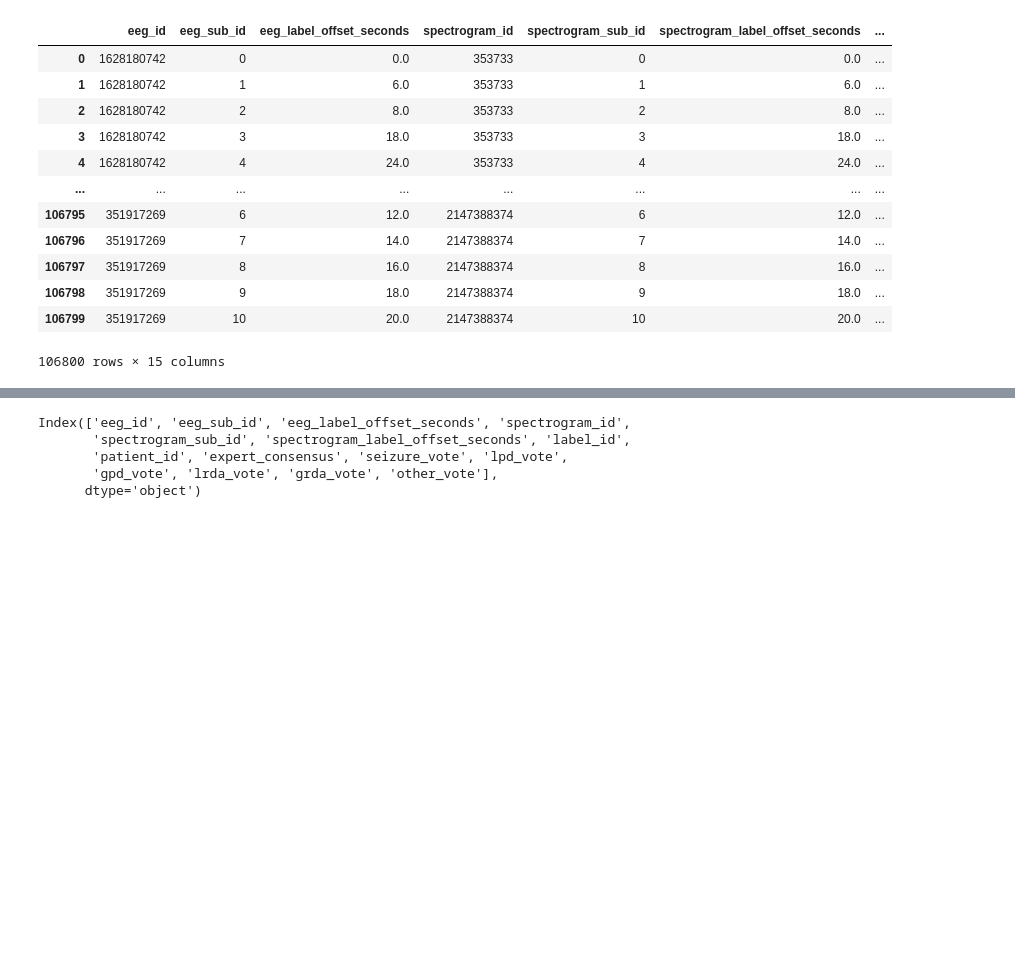
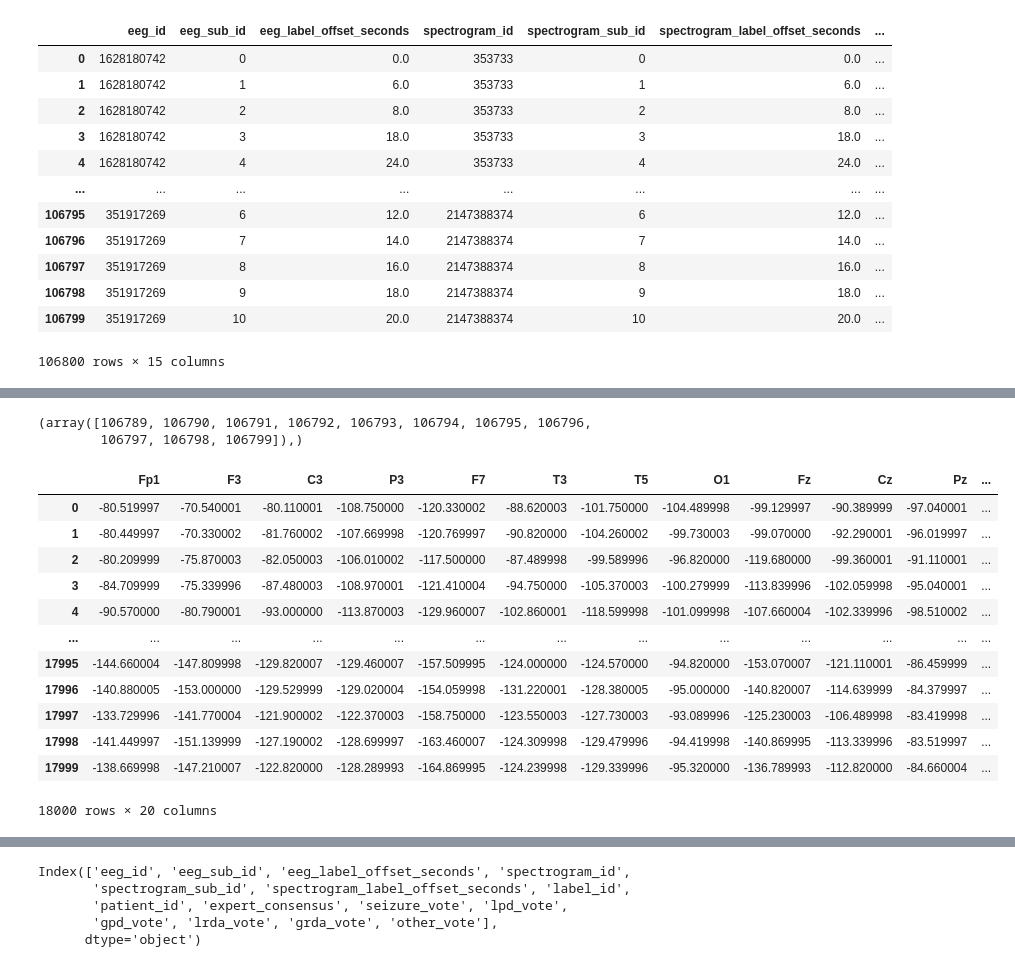
Before and after one commit to ClaytonWhitteberry/DATA4380, a Jupyter notebook: projects/Tabular/Data Cleaning Tabular Dataset.ipynb, the cells around one changed output, grey strips where cells are left out. Saved outputs shown, nothing was run; the diff lists cells and outputs as text; code cells hidden in the pictures; blank space fills up the shorter version.

```diff
--- a/projects/Tabular/Data Cleaning Tabular Dataset.ipynb
+++ b/projects/Tabular/Data Cleaning Tabular Dataset.ipynb
@@ -22,0 +64,7 @@ training
+# %%
+np.where(training.eeg_id == 351917269)
+# %% [output]
+(array([106789, 106790, 106791, 106792, 106793, 106794, 106795, 106796,
+        106797, 106798, 106799]),)
+# %%
+train_eeg1 = pd.read_parquet('train_eegs/1628180742.parquet', engine = 'pyarrow')
@@ -22,0 +73,16 @@ training
+# %%
+train_eeg1
+# %% [output]
+|  | Fp1 | F3 | C3 | P3 | F7 | T3 | T5 | O1 | Fz | Cz | Pz | ... |
+| 0 | -80.519997 | -70.540001 | -80.110001 | -108.750000 | -120.330002 | -88.620003 | -101.750000 | -104.489998 | -99.129997 | -90.389999 | -97.040001 | ... |
+| 1 | -80.449997 | -70.330002 | -81.760002 | -107.669998 | -120.769997 | -90.820000 | -104.260002 | -99.730003 | -99.070000 | -92.290001 | -96.019997 | ... |
+| 2 | -80.209999 | -75.870003 | -82.050003 | -106.010002 | -117.500000 | -87.489998 | -99.589996 | -96.820000 | -119.680000 | -99.360001 | -91.110001 | ... |
+| 3 | -84.709999 | -75.339996 | -87.480003 | -108.970001 | -121.410004 | -94.750000 | -105.370003 | -100.279999 | -113.839996 | -102.059998 | -95.040001 | ... |
+| 4 | -90.570000 | -80.790001 | -93.000000 | -113.870003 | -129.960007 | -102.860001 | -118.599998 | -101.099998 | -107.660004 | -102.339996 | -98.510002 | ... |
+| ... | ... | ... | ... | ... | ... | ... | ... | ... | ... | ... | ... | ... |
+| 17995 | -144.660004 | -147.809998 | -129.820007 | -129.460007 | -157.509995 | -124.000000 | -124.570000 | -94.820000 | -153.070007 | -121.110001 | -86.459999 | ... |
+| 17996 | -140.880005 | -153.000000 | -129.529999 | -129.020004 | -154.059998 | -131.220001 | -128.380005 | -95.000000 | -140.820007 | -114.639999 | -84.379997 | ... |
+| 17997 | -133.729996 | -141.770004 | -121.900002 | -122.370003 | -158.750000 | -123.550003 | -127.730003 | -93.089996 | -125.230003 | -106.489998 | -83.419998 | ... |
+| 17998 | -141.449997 | -151.139999 | -127.190002 | -128.699997 | -163.460007 | -124.309998 | -129.479996 | -94.419998 | -140.869995 | -113.339996 | -83.519997 | ... |
+| 17999 | -138.669998 | -147.210007 | -122.820000 | -128.289993 | -164.869995 | -124.239998 | -129.339996 | -95.320000 | -136.789993 | -112.820000 | -84.660004 | ... |
+18000 rows × 20 columns
```
Also changed, not shown: parts of 11 cells of this notebook.
